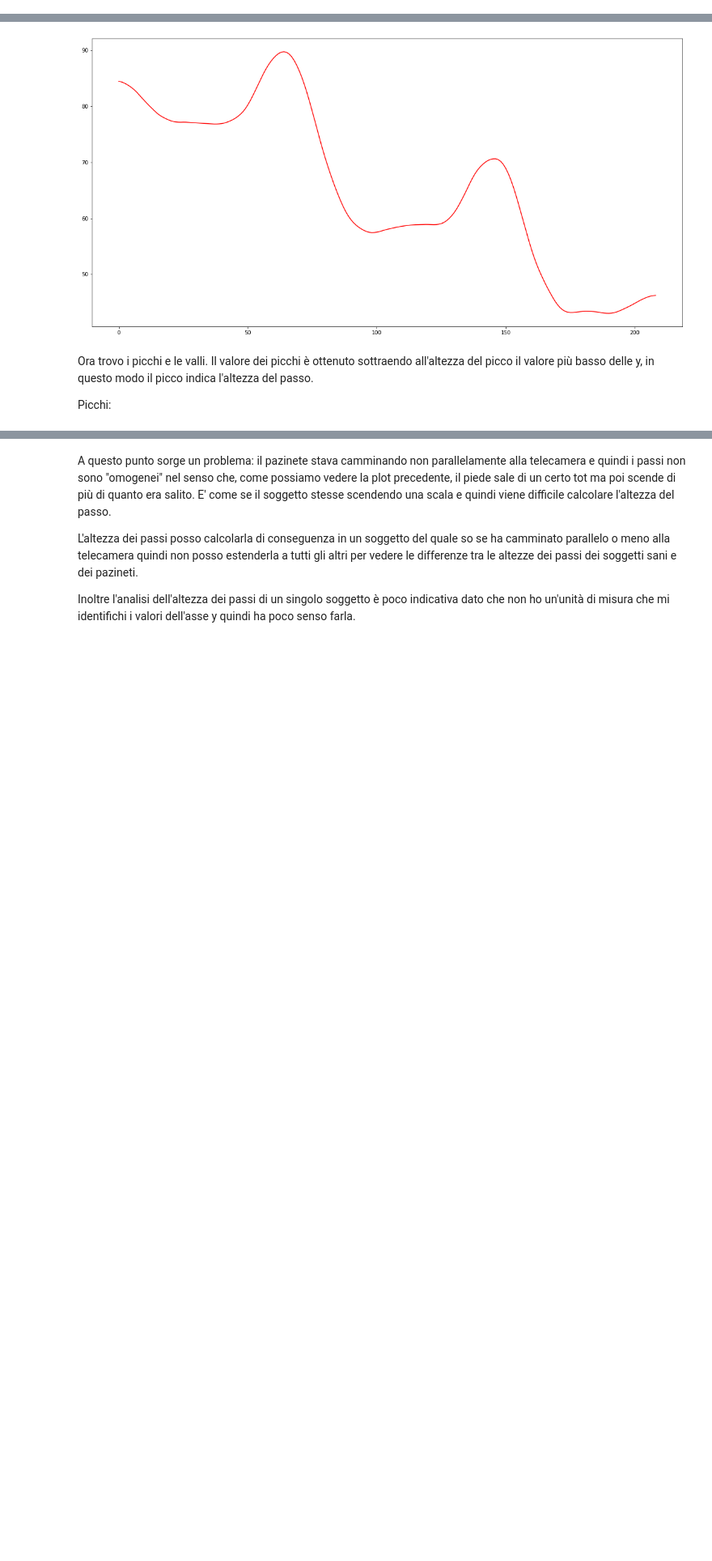
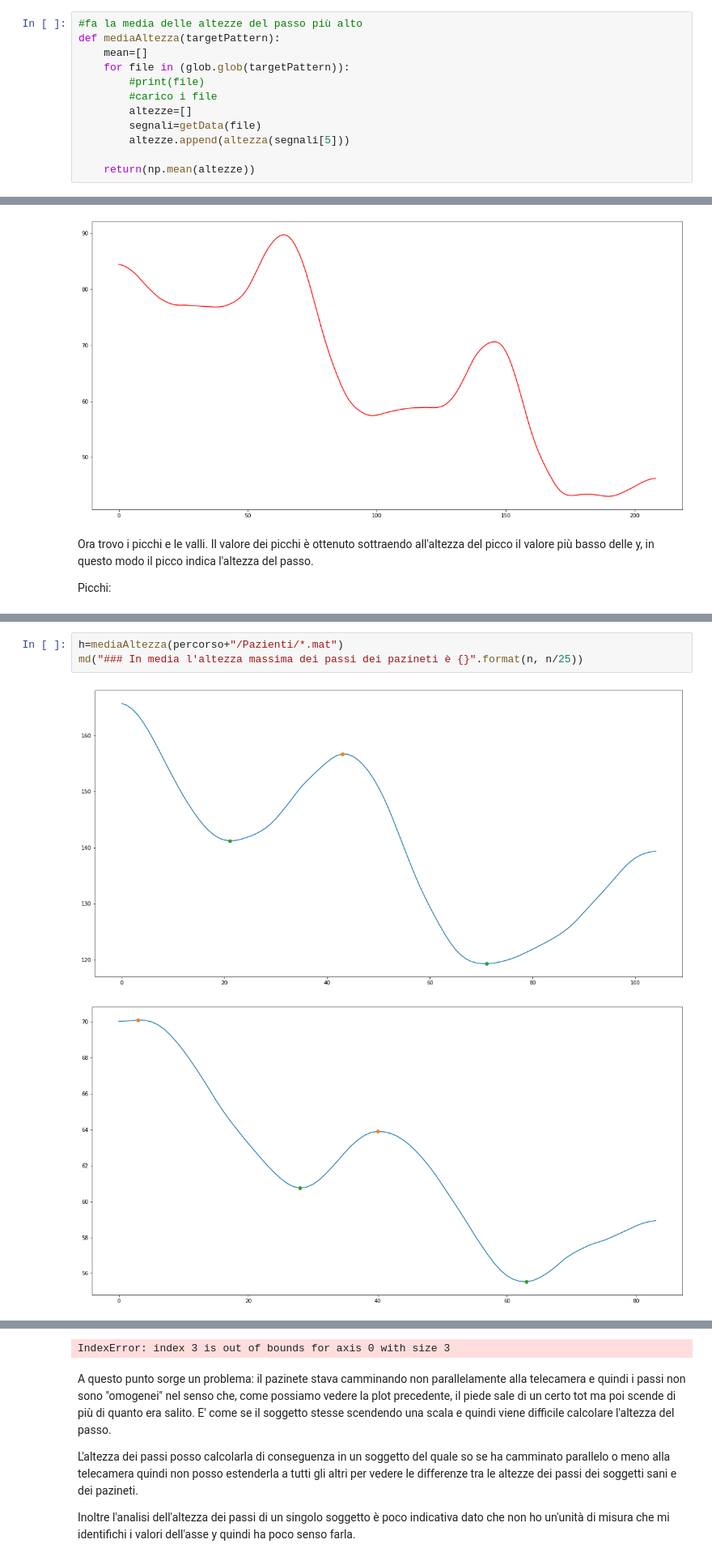
Before and after one commit to LoScarro/Fondamenti-di-Elaborazione-di-Segnali-e-Immagini, a Jupyter notebook: labo.ipynb, the cells around one changed output, grey strips where cells are left out. Shown at 81% size. Saved outputs shown, nothing was run; the diff lists cells and outputs as text; blank space fills up the shorter version.

```diff
--- a/labo.ipynb
+++ b/labo.ipynb
@@ -178,3 +214,15 @@ def altezza(y):
+# %%
+#fa la media delle altezze del passo più alto
+def mediaAltezza(targetPattern):
+    mean=[]
+    for file in (glob.glob(targetPattern)):
+        #print(file)
+        #carico i file
+        altezze=[]
+        segnali=getData(file)
+        altezze.append(altezza(segnali[5]))
+
+    return(np.mean(altezze))
 # %%
 # conta i frame trascorsi tra un passo e l'altro
 def tempoPasso(targetPattern):
@@ -691,0 +724,6 @@ print(altezza)
+# %%
+h=mediaAltezza(percorso+"/Pazienti/*.mat")
+md("### In media l'altezza massima dei passi dei pazineti è {}".format(n, n/25))
+# %% [output]
+[figure, added]
+[figure, added]
@@ -692,3 +731,4 @@ print(altezza)
+IndexError: index 3 is out of bounds for axis 0 with size 3
 # %% [markdown]
 A questo punto sorge un problema: il pazinete stava camminando non parallelamente alla telecamera e quindi i passi non sono "omogenei" nel senso che, come possiamo vedere la plot precedente, il piede sale di un certo tot ma poi scende di più di quanto era salito. E' come se il soggetto stesse scendendo una scala e quindi viene difficile calcolare l'altezza del passo.
 
```
Also changed, not shown: parts of 10 cells of this notebook, 3 other files.
